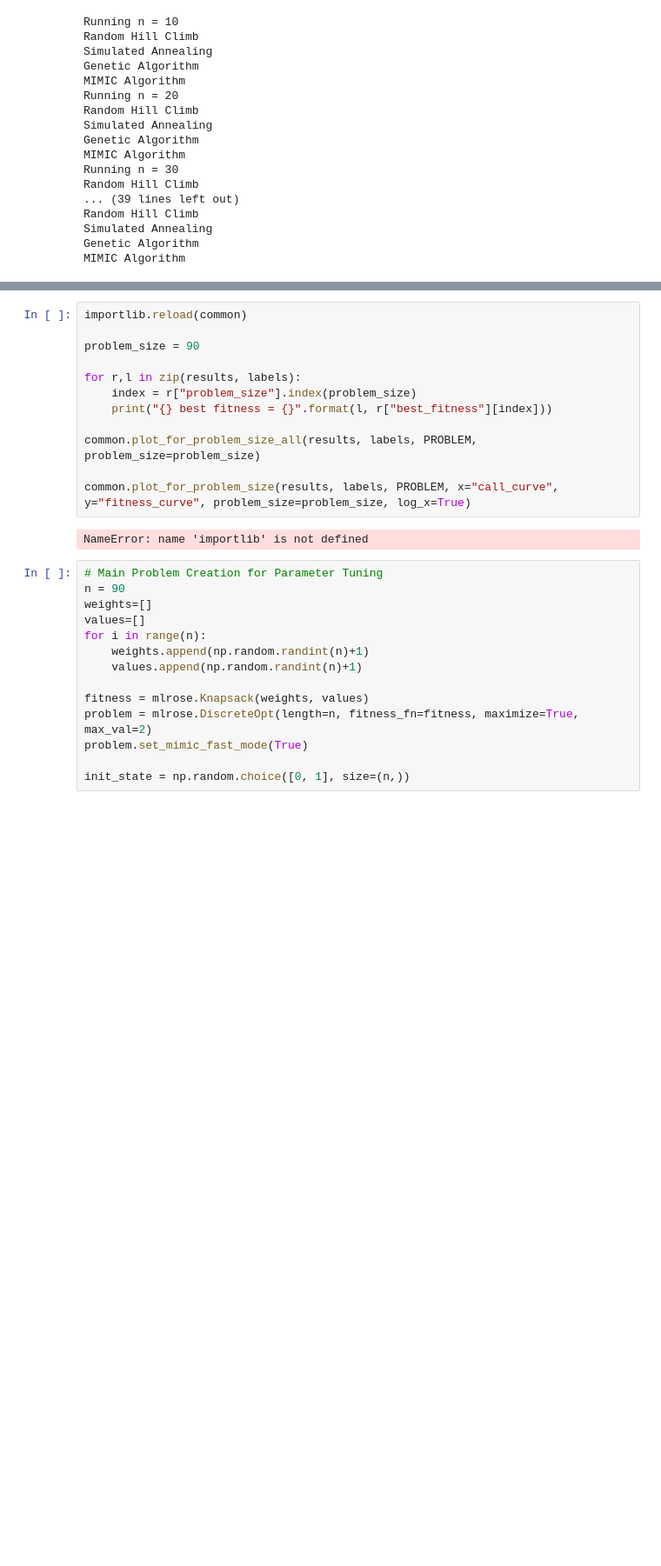
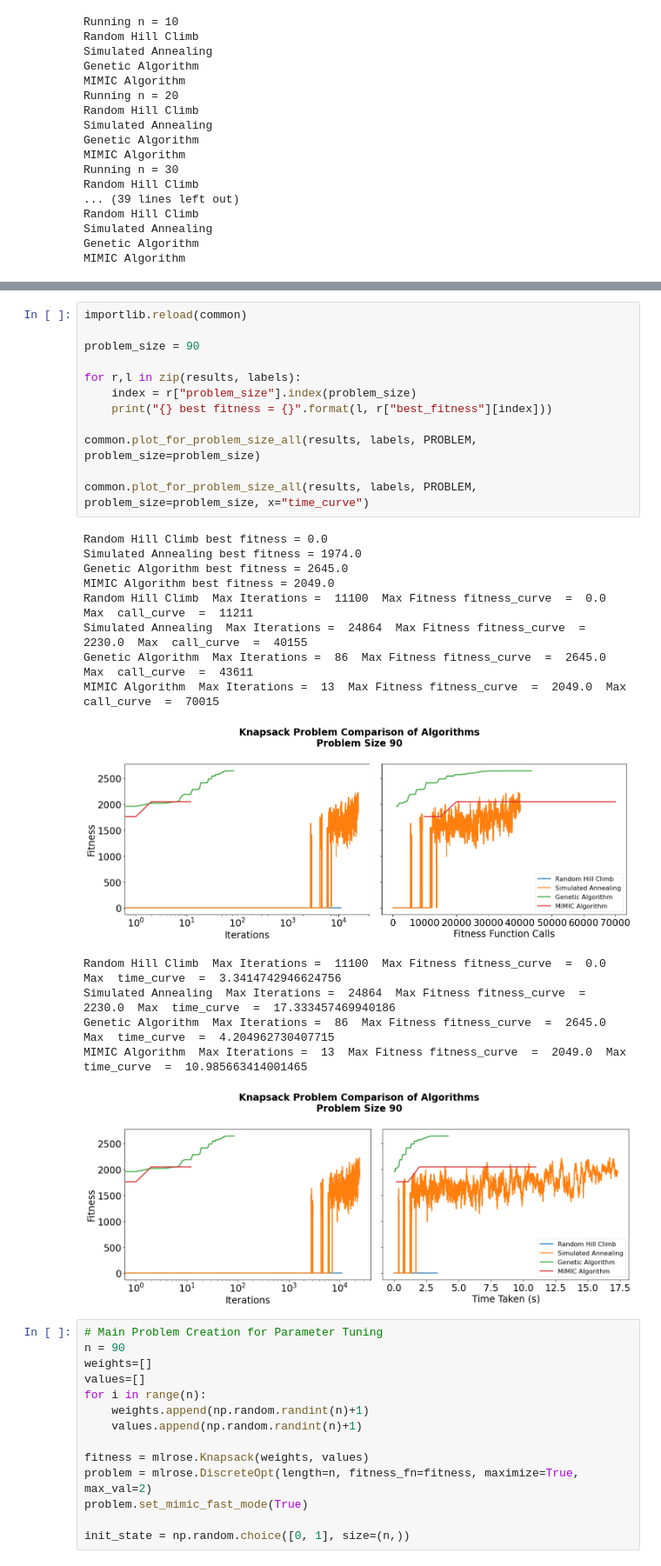
Before and after one commit to Inquisitive-ME/Random-Optimization-Project-Code, a Jupyter notebook: Knapsack.ipynb, the cells around one changed output, grey strips where cells are left out. Shown at 87% size. Saved outputs shown, nothing was run; the diff lists cells and outputs as text; blank space fills up the shorter version.

```diff
--- a/Knapsack.ipynb
+++ b/Knapsack.ipynb
@@ -206,17 +198,30 @@ MIMIC Algorithm best fitness [38.0, 137.0, 258.0, 494.0, 735.0, 1252.0, 1553.0,
 # %%
 importlib.reload(common)
 
 problem_size = 90
 
 for r,l in zip(results, labels):
     index = r["problem_size"].index(problem_size)
     print("{} best fitness = {}".format(l, r["best_fitness"][index]))
 
 common.plot_for_problem_size_all(results, labels, PROBLEM, problem_size=problem_size)
 
-common.plot_for_problem_size(results, labels, PROBLEM, x="call_curve", y="fitness_curve", problem_size=problem_size, log_x=True)
+common.plot_for_problem_size_all(results, labels, PROBLEM, problem_size=problem_size, x="time_curve")
 # %% [output]
-NameError: name 'importlib' is not defined
+Random Hill Climb best fitness = 0.0
+Simulated Annealing best fitness = 1974.0
+Genetic Algorithm best fitness = 2645.0
+MIMIC Algorithm best fitness = 2049.0
+Random Hill Climb  Max Iterations =  11100  Max Fitness fitness_curve  =  0.0  Max  call_curve  =  11211
+Simulated Annealing  Max Iterations =  24864  Max Fitness fitness_curve  =  2230.0  Max  call_curve  =  40155
+Genetic Algorithm  Max Iterations =  86  Max Fitness fitness_curve  =  2645.0  Max  call_curve  =  43611
+MIMIC Algorithm  Max Iterations =  13  Max Fitness fitness_curve  =  2049.0  Max  call_curve  =  70015
+[figure, added]
+Random Hill Climb  Max Iterations =  11100  Max Fitness fitness_curve  =  0.0  Max  time_curve  =  3.3414742946624756
+Simulated Annealing  Max Iterations =  24864  Max Fitness fitness_curve  =  2230.0  Max  time_curve  =  17.333457469940186
+Genetic Algorithm  Max Iterations =  86  Max Fitness fitness_curve  =  2645.0  Max  time_curve  =  4.204962730407715
+MIMIC Algorithm  Max Iterations =  13  Max Fitness fitness_curve  =  2049.0  Max  time_curve  =  10.985663414001465
+[figure, added]
 # %%
 # Main Problem Creation for Parameter Tuning
 n = 90
```
Also changed, not shown: parts of 1 cell of this notebook, 5 other files.
